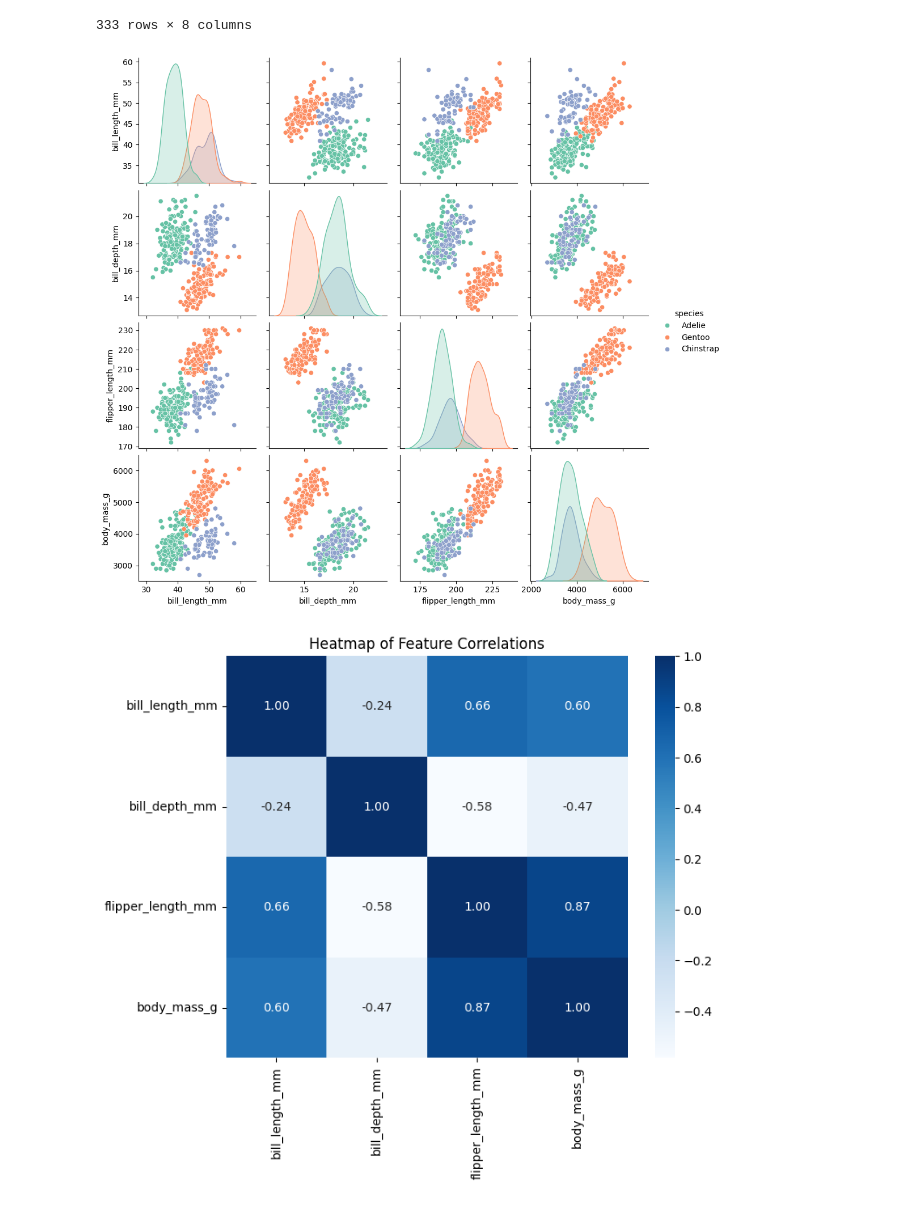
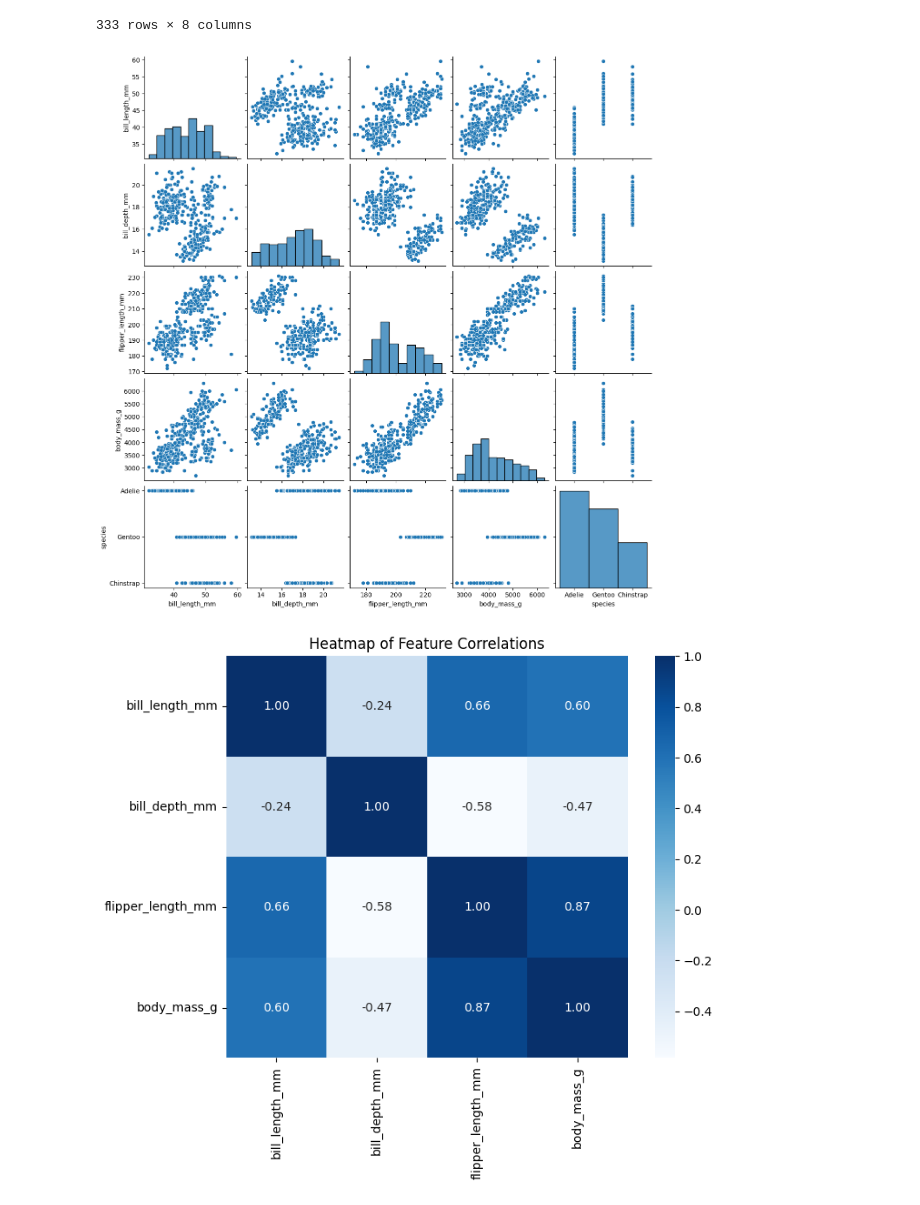
Before and after one commit to RitaKaniska/Decision-Tree-AI-Project, a Jupyter notebook: penguins-EDA.ipynb, the cells around one changed output. Cells and saved outputs as stored; diff of their text form; code cells hidden in the pictures.

```diff
--- a/penguins-EDA.ipynb
+++ b/penguins-EDA.ipynb
@@ -103,10 +107,10 @@ df_clean
 | 343 | Chinstrap | Dream | 50.2 | 18.7 | 198.0 | 3775.0 | female | 2009 |
 333 rows × 8 columns
 # %%
-sns.pairplot(data = df_clean, vars=['bill_length_mm', 'bill_depth_mm', 'flipper_length_mm', 'body_mass_g'], hue='species', palette='Set2')
+sns.pairplot(data = df_clean, vars=['bill_length_mm', 'bill_depth_mm', 'flipper_length_mm', 'body_mass_g', 'species'])
 plt.show()
 # %% [output]
-[figure, old version]
+[figure, new version]
 # %%
 selected_columns = ['bill_length_mm', 'bill_depth_mm', 'flipper_length_mm', 'body_mass_g']
 corr = DATA[selected_columns].corr()
```
Also changed, not shown: parts of 5 cells of this notebook, 2 other files.
